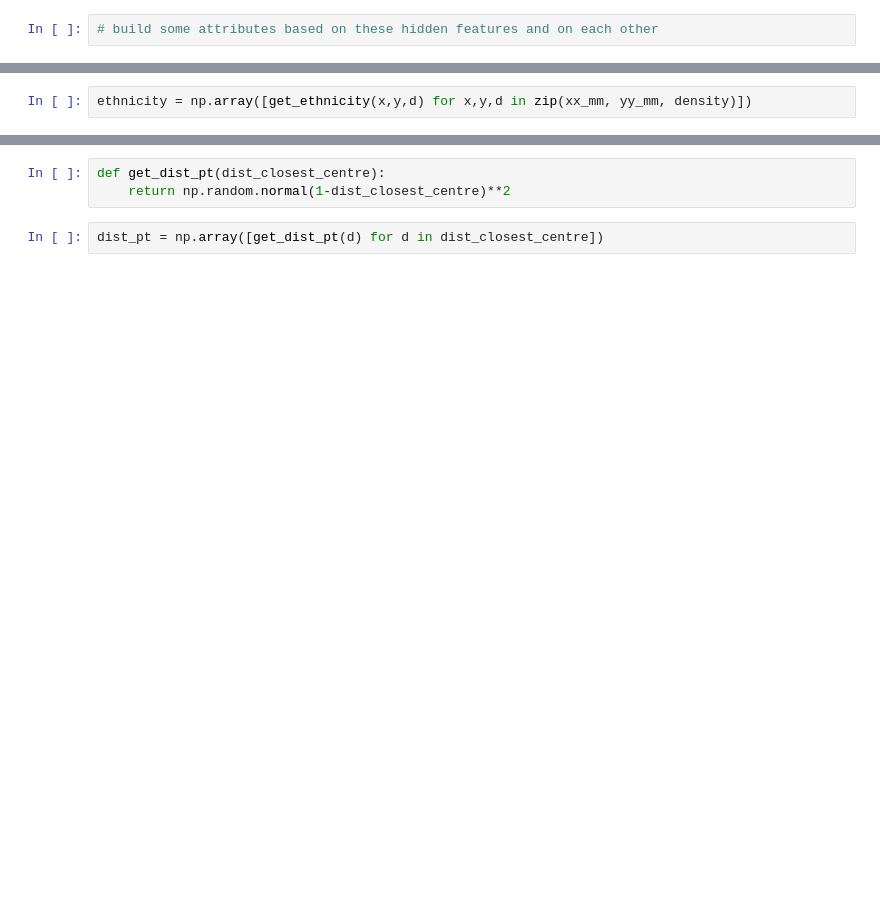
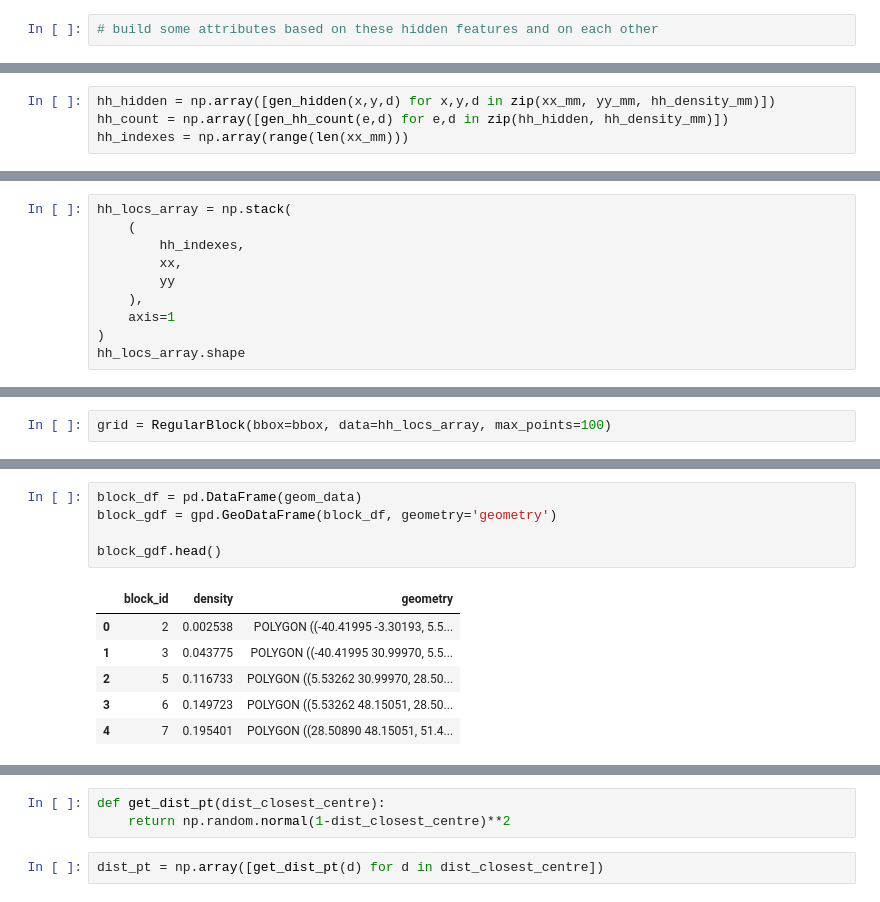
Before and after one commit to fredshone/citychef, a Jupyter notebook: worldsynth.ipynb, the cells around one changed output, grey strips where cells are left out. Drawn from its saved outputs; the diff is of its cells as text; blank space fills up the shorter version.

```diff
--- a/worldsynth.ipynb
+++ b/worldsynth.ipynb
@@ -103,2 +117,4 @@ def get_ethnicity(xx, yy, density):
 # %%
-ethnicity = np.array([get_ethnicity(x,y,d) for x,y,d in zip(xx_mm, yy_mm, density)])
+hh_hidden = np.array([gen_hidden(x,y,d) for x,y,d in zip(xx_mm, yy_mm, hh_density_mm)])
+hh_count = np.array([gen_hh_count(e,d) for e,d in zip(hh_hidden, hh_density_mm)])
+hh_indexes = np.array(range(len(xx_mm)))
@@ -131,0 +184,10 @@ age = np.array([get_age(c,d,dist) for c,d,dist in zip(centre_ids_mm, density_mm,
+# %%
+hh_locs_array = np.stack(
+    (
+        hh_indexes,
+        xx,
+        yy
+    ),
+    axis=1
+)
+hh_locs_array.shape
@@ -131,0 +196,2 @@ age = np.array([get_age(c,d,dist) for c,d,dist in zip(centre_ids_mm, density_mm,
+# %%
+grid = RegularBlock(bbox=bbox, data=hh_locs_array, max_points=100)
@@ -131,0 +220,12 @@ age = np.array([get_age(c,d,dist) for c,d,dist in zip(centre_ids_mm, density_mm,
+# %%
+block_df = pd.DataFrame(geom_data)
+block_gdf = gpd.GeoDataFrame(block_df, geometry='geometry')
+
+block_gdf.head()
+# %% [output]
+|  | block_id | density | geometry |
+| 0 | 2 | 0.002538 | POLYGON ((-40.41995 -3.30193, 5.5... |
+| 1 | 3 | 0.043775 | POLYGON ((-40.41995 30.99970, 5.5... |
+| 2 | 5 | 0.116733 | POLYGON ((5.53262 30.99970, 28.50... |
+| 3 | 6 | 0.149723 | POLYGON ((5.53262 48.15051, 28.50... |
+| 4 | 7 | 0.195401 | POLYGON ((28.50890 48.15051, 51.4... |
```
Also changed, not shown: parts of 66 cells of this notebook, 1 other file.
